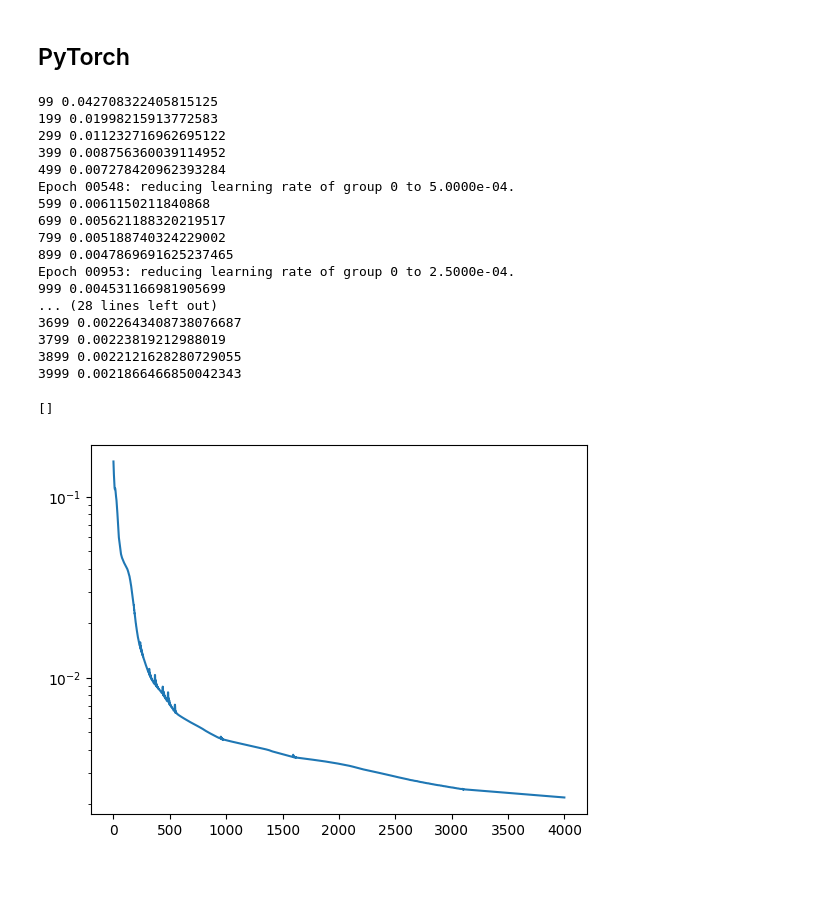
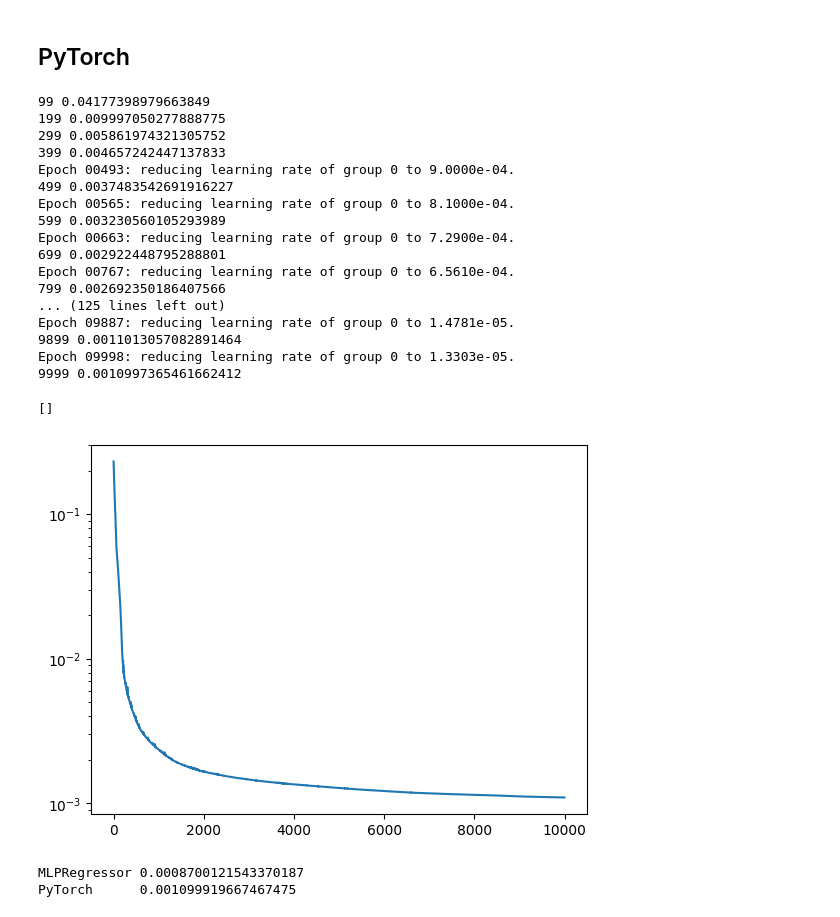
Before and after one commit to HDembinski/HDembinski.github.io, a Jupyter notebook: regression.ipynb, the cells around one changed output. Cells and saved outputs as stored; diff of their text form; code cells hidden in the pictures; blank space fills up the shorter version.

```diff
--- a/regression.ipynb
+++ b/regression.ipynb
@@ -141,13 +141,15 @@ for phii in rec.axes[2].centers:
 import torch
 from torch import nn
 import copy
+from torch.optim.lr_scheduler import ReduceLROnPlateau
+from torch.optim import Adam
 
 device = "cuda" if torch.cuda.is_available() else "cpu"
 torch.set_default_device(device)
 torch.set_default_dtype(torch.float32)
 
-nonlin = nn.PReLU()
-num = 2 ** 5
+nonlin = nn.ReLU()
+num = 2 ** 6
 model = nn.Sequential(
     nn.Linear(6, num),
     nonlin,
@@ -171,14 +173,14 @@ X_train = torch.tensor(X.copy())
 w_train = torch.tensor(w.copy())
 y_train = torch.tensor(y.copy())
 
-max_epoch = 4000
+max_epoch = 10000
 patience = 10
 learning_rate = 1e-3
 batch = 200
 
 loss_fn = nn.MSELoss()
-opt = torch.optim.Adam(model.parameters(), lr=learning_rate)
-scheduler = torch.optim.lr_scheduler.ReduceLROnPlateau(opt, patience=patience, factor=0.5, verbose=True)
+opt = Adam(model.parameters(), lr=learning_rate)
+scheduler = ReduceLROnPlateau(opt, patience=patience, factor=0.8, verbose=True)
 # opt = torch.optim.SGD(model.parameters(), lr=learning_rate, momentum=0.9)
 # scheduler = torch.optim.lr_scheduler.CyclicLR(opt, 1e-5, 1e-1)
 
@@ -206,51 +208,57 @@ def train_one_epoch(epoch):
     return running_loss
 
 losses = []
 tol = 1e-6
 patience_count = 0
 prev_lo = np.inf
 for epoch in range(max_epoch):
     y_pred = model(X_train)
     loss = loss_fn(y_pred, y_train)
     losses.append(loss.item())
     opt.zero_grad()
     loss.backward()
     opt.step()
     scheduler.step(loss)
 
     loss = loss.item()
     if epoch % 100 == 99:
         print(epoch, loss)
 
     if loss - prev_lo < tol:
         patience_count = 0
     else:
         patience_count += 1
     if patience_count > patience:
         break
 
 plt.plot(losses);
 plt.semilogy()
 # %% [output]
-99 0.042708322405815125
-199 0.01998215913772583
-299 0.011232716962695122
-399 0.008756360039114952
-499 0.007278420962393284
-Epoch 00548: reducing learning rate of group 0 to 5.0000e-04.
-599 0.0061150211840868
-699 0.005621188320219517
-799 0.005188740324229002
-899 0.0047869691625237465
-Epoch 00953: reducing learning rate of group 0 to 2.5000e-04.
-999 0.004531166981905699
-... (28 lines left out)
-3699 0.0022643408738076687
-3799 0.00223819212988019
-3899 0.0022121628280729055
-3999 0.0021866466850042343
+99 0.04177398979663849
+199 0.009997050277888775
+299 0.005861974321305752
+399 0.004657242447137833
+Epoch 00493: reducing learning rate of group 0 to 9.0000e-04.
+499 0.0037483542691916227
+Epoch 00565: reducing learning rate of group 0 to 8.1000e-04.
+599 0.003230560105293989
+Epoch 00663: reducing learning rate of group 0 to 7.2900e-04.
+699 0.002922448795288801
+Epoch 00767: reducing learning rate of group 0 to 6.5610e-04.
+799 0.002692350186407566
+... (125 lines left out)
+Epoch 09887: reducing learning rate of group 0 to 1.4781e-05.
+9899 0.0011013057082891464
+Epoch 09998: reducing learning rate of group 0 to 1.3303e-05.
+9999 0.0010997365461662412
 []
-[figure, old version]
+[figure, new version]
+# %%
+print("MLPRegressor", loss_fn(torch.tensor(clf.predict(X)), y_train).item())
+print("PyTorch     ", loss_fn(model(X_train), y_train).item())
+# %% [output]
+MLPRegressor 0.0008700121543370187
+PyTorch      0.001099919667467475
 # %%
 labels = ("π", "K", "p", "other")
 for phii in rec.axes[2].centers:
```
Also changed, not shown: parts of 1 cell of this notebook.
